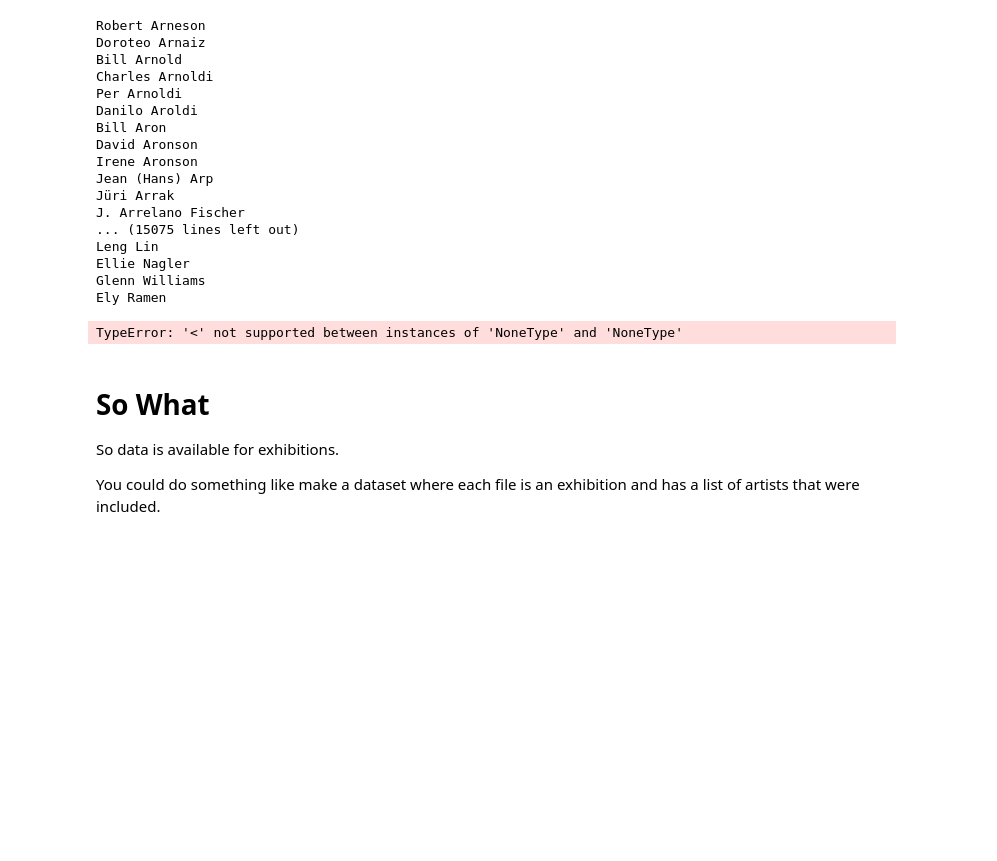
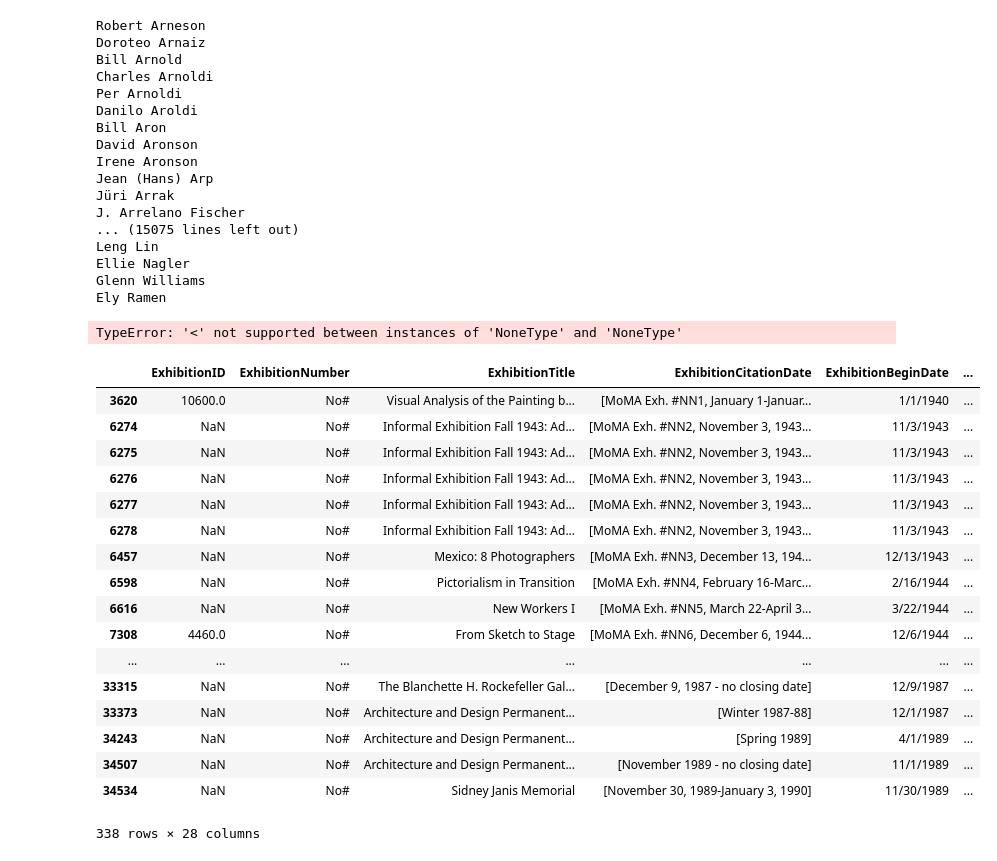
Before and after one commit to disposableraft/the-curator, a Jupyter notebook: notebooks/MoMA.ipynb, the cells around one changed output. Cells and saved outputs as stored; diff of their text form; code cells hidden in the pictures; blank space fills up the shorter version.

```diff
--- a/notebooks/MoMA-checkpoint.ipynb
+++ b/notebooks/MoMA.ipynb
@@ -7,9 +7,9 @@
 import pandas as pd
 from pathlib import Path
 
-artists = Path('./moma/artists.csv')
-artworks = Path('./moma/artworks.csv')
-exhibitions = Path('./moma/exhibitions/MoMAExhibitions1929to1989.csv')
+artists = Path('~/data1/moma/artists.csv')
+artworks = Path('~/data1/moma/artworks.csv')
+exhibitions = Path('~/data1/moma/exhibitions/MoMAExhibitions1929to1989.csv')
 # %%
 artist_data = pd.read_csv(artists)
 artwork_data = pd.read_csv(artworks)
@@ -200,9 +200,24 @@ Ellie Nagler
 Glenn Williams
 Ely Ramen
 TypeError: '<' not supported between instances of 'NoneType' and 'NoneType'
-# %% [markdown]
-# So What
-
-So data is available for exhibitions.
-
-You could do something like make a dataset where each file is an exhibition and has a list of artists that were included.
+# %%
+exhibition_data.loc[exhibition_data['ExhibitionNumber'] == 'No#']
+# %% [output]
+|  | ExhibitionID | ExhibitionNumber | ExhibitionTitle | ExhibitionCitationDate | ExhibitionBeginDate | ... |
+| 3620 | 10600.0 | No# | Visual Analysis of the Painting b... | [MoMA Exh. #NN1, January 1-Januar... | 1/1/1940 | ... |
+| 6274 | NaN | No# | Informal Exhibition Fall 1943: Ad... | [MoMA Exh. #NN2, November 3, 1943... | 11/3/1943 | ... |
+| 6275 | NaN | No# | Informal Exhibition Fall 1943: Ad... | [MoMA Exh. #NN2, November 3, 1943... | 11/3/1943 | ... |
+| 6276 | NaN | No# | Informal Exhibition Fall 1943: Ad... | [MoMA Exh. #NN2, November 3, 1943... | 11/3/1943 | ... |
+| 6277 | NaN | No# | Informal Exhibition Fall 1943: Ad... | [MoMA Exh. #NN2, November 3, 1943... | 11/3/1943 | ... |
+| 6278 | NaN | No# | Informal Exhibition Fall 1943: Ad... | [MoMA Exh. #NN2, November 3, 1943... | 11/3/1943 | ... |
+| 6457 | NaN | No# | Mexico: 8 Photographers | [MoMA Exh. #NN3, December 13, 194... | 12/13/1943 | ... |
+| 6598 | NaN | No# | Pictorialism in Transition | [MoMA Exh. #NN4, February 16-Marc... | 2/16/1944 | ... |
+| 6616 | NaN | No# | New Workers I | [MoMA Exh. #NN5, March 22-April 3... | 3/22/1944 | ... |
+| 7308 | 4460.0 | No# | From Sketch to Stage | [MoMA Exh. #NN6, December 6, 1944... | 12/6/1944 | ... |
+| ... | ... | ... | ... | ... | ... | ... |
+| 33315 | NaN | No# | The Blanchette H. Rockefeller Gal... | [December 9, 1987 - no closing date] | 12/9/1987 | ... |
+| 33373 | NaN | No# | Architecture and Design Permanent... | [Winter 1987-88] | 12/1/1987 | ... |
+| 34243 | NaN | No# | Architecture and Design Permanent... | [Spring 1989] | 4/1/1989 | ... |
+| 34507 | NaN | No# | Architecture and Design Permanent... | [November 1989 - no closing date] | 11/1/1989 | ... |
+| 34534 | NaN | No# | Sidney Janis Memorial | [November 30, 1989-January 3, 1990] | 11/30/1989 | ... |
+338 rows × 28 columns
```
Also changed, not shown: 16 other files.
